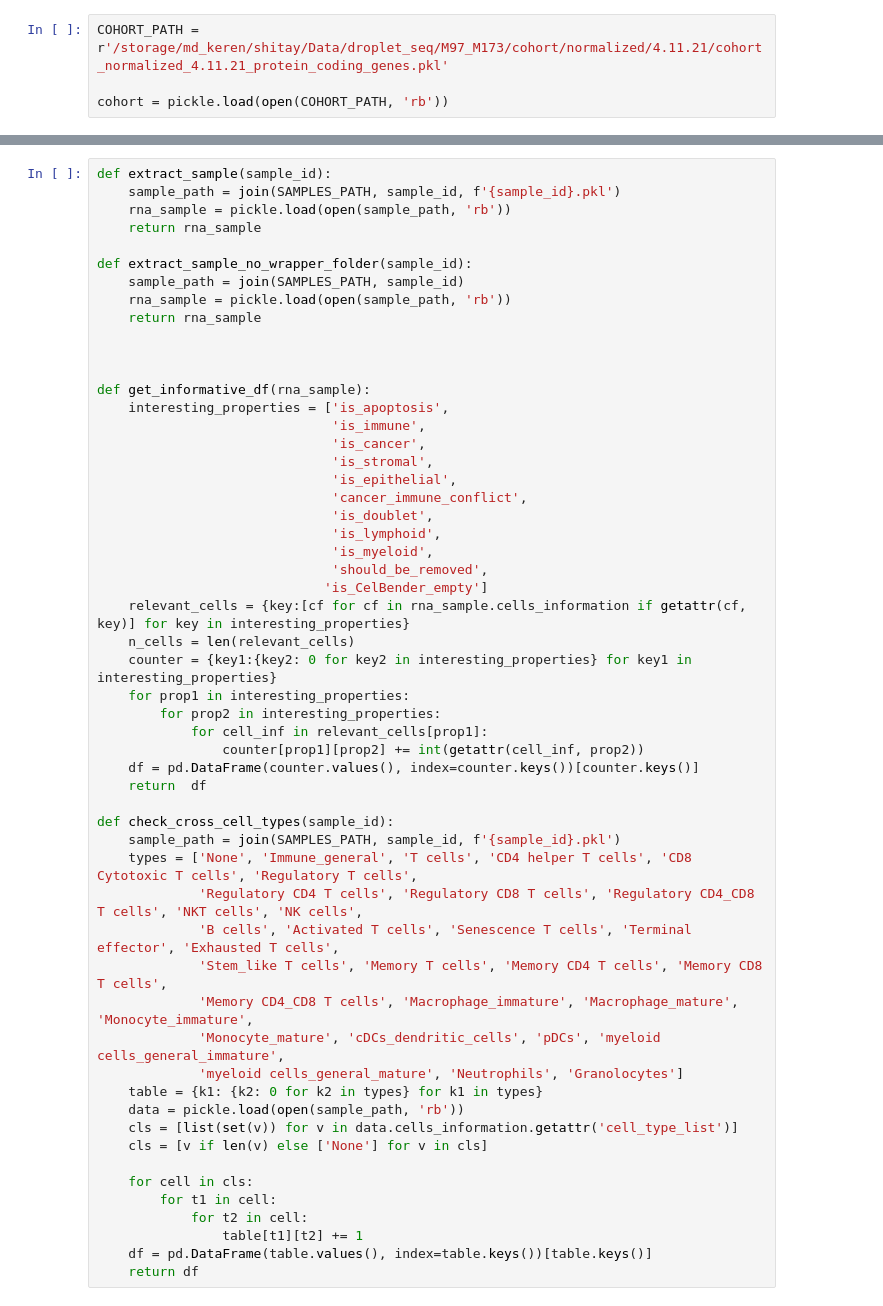
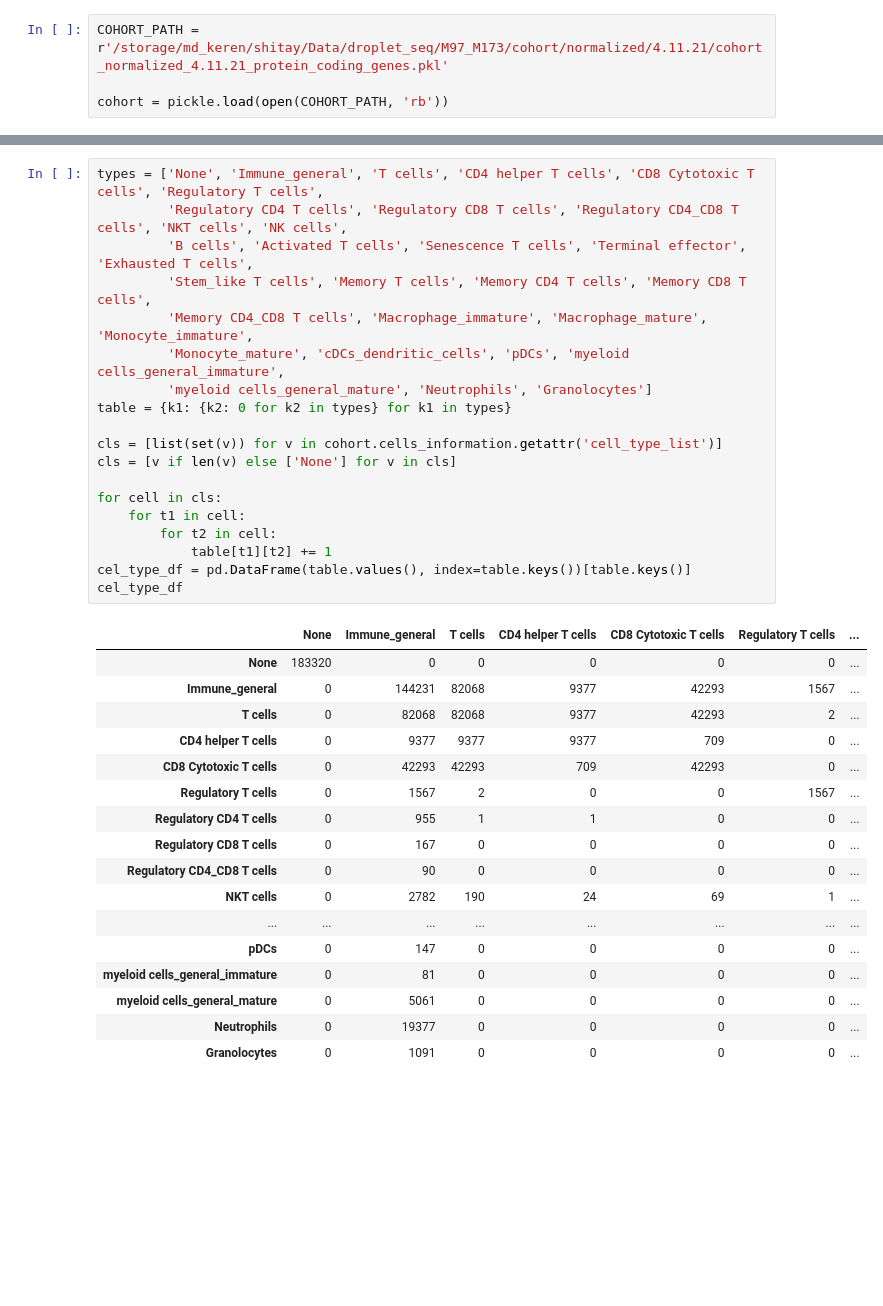
Before and after one commit to ItayShlosberg/classifying-response-to-immunotherapy, a Jupyter notebook: data_analysis/SERVER_NBS/COHORT/investigate_cohort_properties.ipynb, the cells around one changed output, grey strips where cells are left out. Saved outputs shown, nothing was run; the diff lists cells and outputs as text; blank space fills up the shorter version.

```diff
--- a/data_analysis/SERVER_NBS/COHORT/investigate_cohort_properties.ipynb
+++ b/data_analysis/SERVER_NBS/COHORT/investigate_cohort_properties.ipynb
@@ -12,55 +50,37 @@ cohort = pickle.load(open(COHORT_PATH, 'rb'))
 # %%
-def extract_sample(sample_id):
-    sample_path = join(SAMPLES_PATH, sample_id, f'{sample_id}.pkl')
-    rna_sample = pickle.load(open(sample_path, 'rb'))
-    return rna_sample
+types = ['None', 'Immune_general', 'T cells', 'CD4 helper T cells', 'CD8 Cytotoxic T cells', 'Regulatory T cells',
+         'Regulatory CD4 T cells', 'Regulatory CD8 T cells', 'Regulatory CD4_CD8 T cells', 'NKT cells', 'NK cells',
+         'B cells', 'Activated T cells', 'Senescence T cells', 'Terminal effector', 'Exhausted T cells',
+         'Stem_like T cells', 'Memory T cells', 'Memory CD4 T cells', 'Memory CD8 T cells',
+         'Memory CD4_CD8 T cells', 'Macrophage_immature', 'Macrophage_mature', 'Monocyte_immature',
+         'Monocyte_mature', 'cDCs_dendritic_cells', 'pDCs', 'myeloid cells_general_immature',
+         'myeloid cells_general_mature', 'Neutrophils', 'Granolocytes']
+table = {k1: {k2: 0 for k2 in types} for k1 in types}
 
-def extract_sample_no_wrapper_folder(sample_id):
-    sample_path = join(SAMPLES_PATH, sample_id)
-    rna_sample = pickle.load(open(sample_path, 'rb'))
-    return rna_sample
+cls = [list(set(v)) for v in cohort.cells_information.getattr('cell_type_list')]
+cls = [v if len(v) else ['None'] for v in cls]
 
-
-
-def get_informative_df(rna_sample):
-    interesting_properties = ['is_apoptosis',
-                              'is_immune',
-                              'is_cancer',
-                              'is_stromal',
-                              'is_epithelial',
-                              'cancer_immune_conflict',
-                              'is_doublet',
-                              'is_lymphoid',
-                              'is_myeloid',
-                              'should_be_removed',
-                             'is_CelBender_empty']
-    relevant_cells = {key:[cf for cf in rna_sample.cells_information if getattr(cf, key)] for key in interesting_properties}
-    n_cells = len(relevant_cells)
-    counter = {key1:{key2: 0 for key2 in interesting_properties} for key1 in interesting_properties}
-    for prop1 in interesting_properties:
-        for prop2 in interesting_properties:
-            for cell_inf in relevant_cells[prop1]:
-                counter[prop1][prop2] += int(getattr(cell_inf, prop2))
-    df = pd.DataFrame(counter.values(), index=counter.keys())[counter.keys()]
-    return  df
-
-def check_cross_cell_types(sample_id):
-    sample_path = join(SAMPLES_PATH, sample_id, f'{sample_id}.pkl')
-    types = ['None', 'Immune_general', 'T cells', 'CD4 helper T cells', 'CD8 Cytotoxic T cells', 'Regulatory T cells',
-             'Regulatory CD4 T cells', 'Regulatory CD8 T cells', 'Regulatory CD4_CD8 T cells', 'NKT cells', 'NK cells',
-             'B cells', 'Activated T cells', 'Senescence T cells', 'Terminal effector', 'Exhausted T cells',
-             'Stem_like T cells', 'Memory T cells', 'Memory CD4 T cells', 'Memory CD8 T cells',
-             'Memory CD4_CD8 T cells', 'Macrophage_immature', 'Macrophage_mature', 'Monocyte_immature',
-             'Monocyte_mature', 'cDCs_dendritic_cells', 'pDCs', 'myeloid cells_general_immature',
-             'myeloid cells_general_mature', 'Neutrophils', 'Granolocytes']
-    table = {k1: {k2: 0 for k2 in types} for k1 in types}
-    data = pickle.load(open(sample_path, 'rb'))
-    cls = [list(set(v)) for v in data.cells_information.getattr('cell_type_list')]
-    cls = [v if len(v) else ['None'] for v in cls]
-
-    for cell in cls:
-        for t1 in cell:
-            for t2 in cell:
-                table[t1][t2] += 1
-    df = pd.DataFrame(table.values(), index=table.keys())[table.keys()]
-    return df
+for cell in cls:
+    for t1 in cell:
+        for t2 in cell:
+            table[t1][t2] += 1
+cel_type_df = pd.DataFrame(table.values(), index=table.keys())[table.keys()]
+cel_type_df
+# %% [output]
+|  | None | Immune_general | T cells | CD4 helper T cells | CD8 Cytotoxic T cells | Regulatory T cells | ... |
+| None | 183320 | 0 | 0 | 0 | 0 | 0 | ... |
+| Immune_general | 0 | 144231 | 82068 | 9377 | 42293 | 1567 | ... |
+| T cells | 0 | 82068 | 82068 | 9377 | 42293 | 2 | ... |
+| CD4 helper T cells | 0 | 9377 | 9377 | 9377 | 709 | 0 | ... |
+| CD8 Cytotoxic T cells | 0 | 42293 | 42293 | 709 | 42293 | 0 | ... |
+| Regulatory T cells | 0 | 1567 | 2 | 0 | 0 | 1567 | ... |
+| Regulatory CD4 T cells | 0 | 955 | 1 | 1 | 0 | 0 | ... |
+| Regulatory CD8 T cells | 0 | 167 | 0 | 0 | 0 | 0 | ... |
+| Regulatory CD4_CD8 T cells | 0 | 90 | 0 | 0 | 0 | 0 | ... |
+| NKT cells | 0 | 2782 | 190 | 24 | 69 | 1 | ... |
+| ... | ... | ... | ... | ... | ... | ... | ... |
+| pDCs | 0 | 147 | 0 | 0 | 0 | 0 | ... |
+| myeloid cells_general_immature | 0 | 81 | 0 | 0 | 0 | 0 | ... |
+| myeloid cells_general_mature | 0 | 5061 | 0 | 0 | 0 | 0 | ... |
+| Neutrophils | 0 | 19377 | 0 | 0 | 0 | 0 | ... |
+| Granolocytes | 0 | 1091 | 0 | 0 | 0 | 0 | ... |
```
Also changed, not shown: parts of 7 cells of this notebook, 10 other files.
